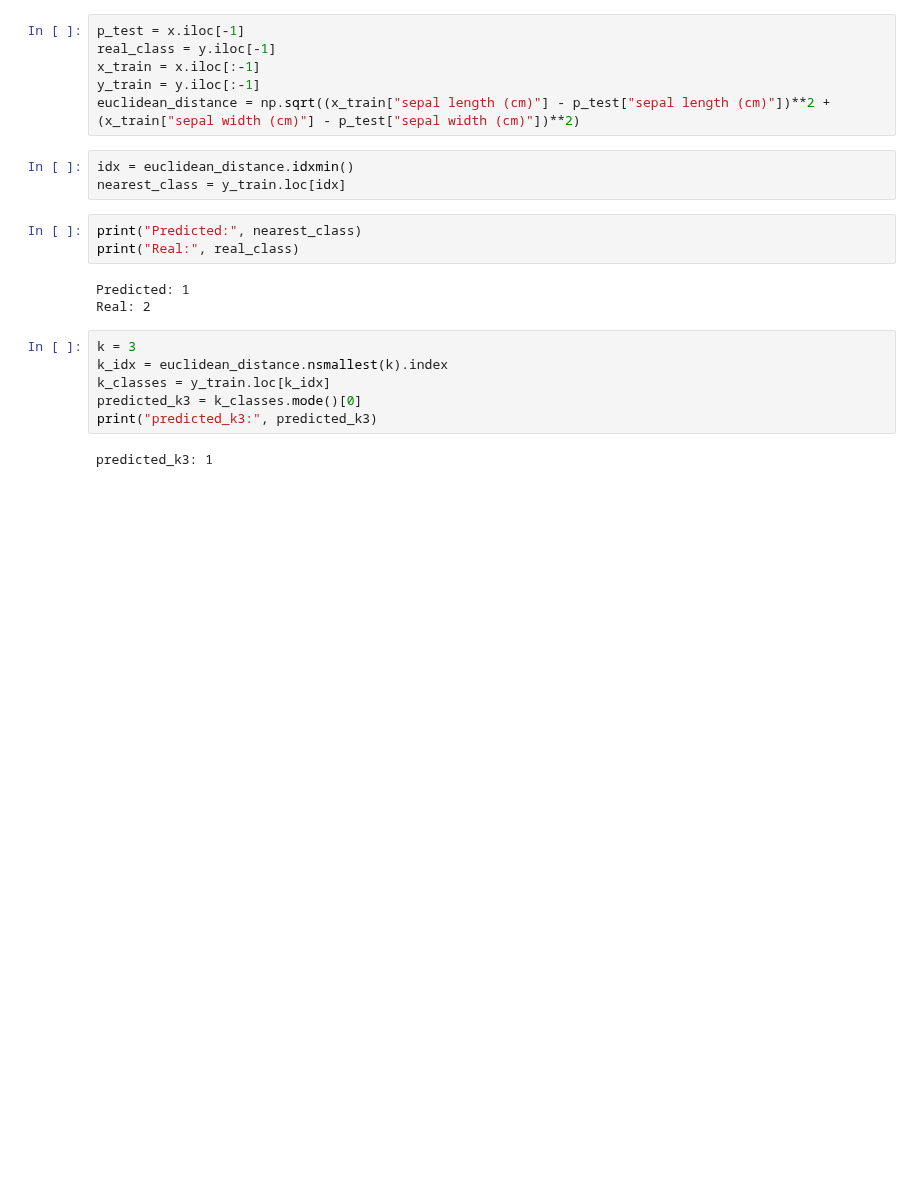
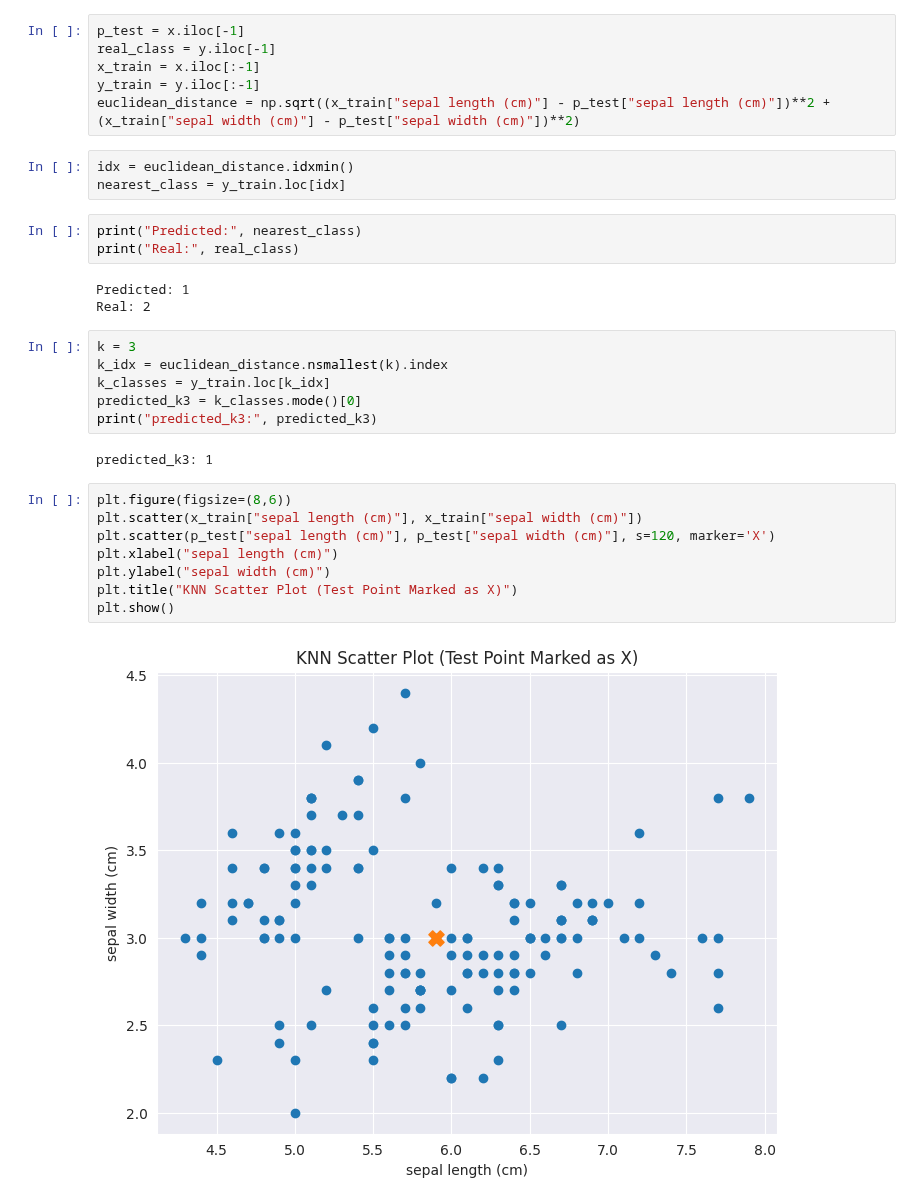
Before and after one commit to Mohammadrzn/maktab-HW, a Jupyter notebook: HW_05_Rezanejad/HW_05_Rezanejad_Q5.ipynb, the cells around one changed output. Cells and saved outputs as stored; diff of their text form; blank space fills up the shorter version.

Commit message:
Visualize data

```diff
--- a/HW_05_Rezanejad/HW_05_Rezanejad_Q5.ipynb
+++ b/HW_05_Rezanejad/HW_05_Rezanejad_Q5.ipynb
@@ -44,3 +45,13 @@ predicted_k3 = k_classes.mode()[0]
 print("predicted_k3:", predicted_k3)
 # %% [output]
 predicted_k3: 1
+# %%
+plt.figure(figsize=(8,6))
+plt.scatter(x_train["sepal length (cm)"], x_train["sepal width (cm)"])
+plt.scatter(p_test["sepal length (cm)"], p_test["sepal width (cm)"], s=120, marker='X')
+plt.xlabel("sepal length (cm)")
+plt.ylabel("sepal width (cm)")
+plt.title("KNN Scatter Plot (Test Point Marked as X)")
+plt.show()
+# %% [output]
+[figure, added]
```
Also changed, not shown: parts of 1 cell of this notebook.
